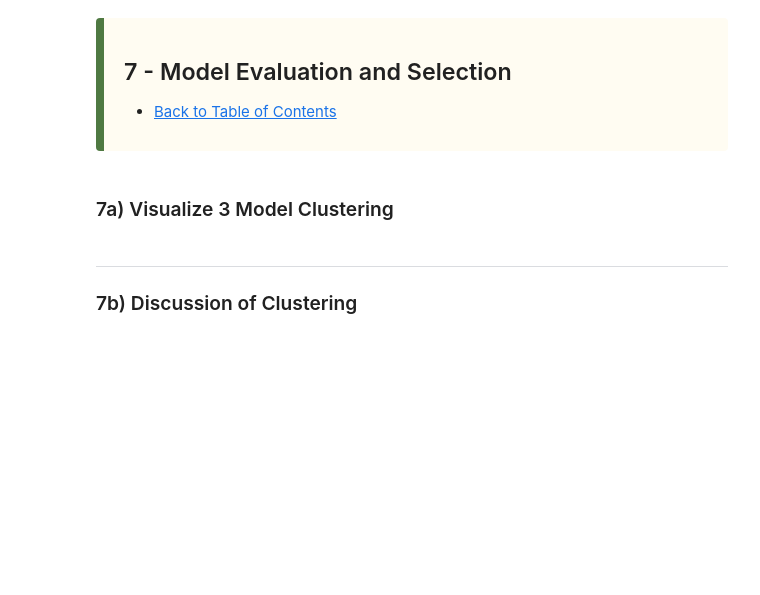
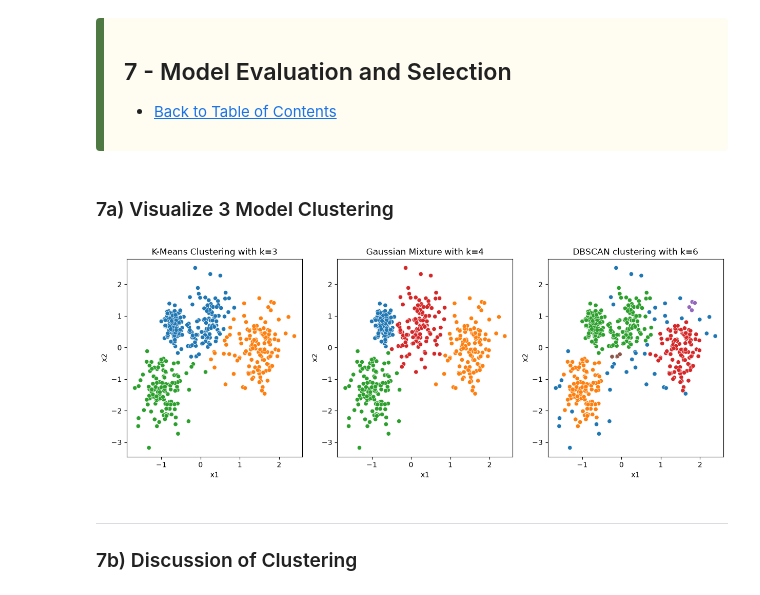
Before and after one commit to Jared-Wood135/DU-COMP4432-Machine-Learning, a Jupyter notebook: Assignments/5.ipynb, the cells around one changed output. Saved outputs shown, nothing was run; the diff lists cells and outputs as text; code cells hidden in the pictures; blank space fills up the shorter version.

```diff
--- a/Assignments/5.ipynb
+++ b/Assignments/5.ipynb
@@ -732,6 +732,28 @@ True
 </div>
 # %% [markdown]
 ### 7a) Visualize 3 Model Clustering
+# %%
+# Set up the 3 visualizations
+fig, ax = plt.subplots(nrows=1, ncols=3, figsize=(15,5))
+
+sns.scatterplot(data=df_scaled, x='x1', y='x2',
+                hue=kmeans_scaled_optimized.labels_,
+                palette='tab10', legend=False, ax=ax[0])
+ax[0].set_title(f'K-Means Clustering with k={len(set(kmeans_scaled_optimized.labels_))}')
+
+sns.scatterplot(data=df_scaled, x='x1', y='x2',
+                hue=gm_scaled_optimized.predict(df_scaled.values),
+                palette='tab10', legend=False, ax=ax[1])
+ax[1].set_title(f'Gaussian Mixture with k={len(set(gm_scaled_optimized.predict(df_scaled)))}')
+
+sns.scatterplot(data=df_scaled, x='x1', y='x2',
+                hue=dbscan_scaled_optimized.labels_,
+                palette='tab10', legend=False, ax=ax[2])
+ax[2].set_title(f'DBSCAN clustering with k={len(set(dbscan_scaled_optimized.labels_))}')
+
+plt.show()
+# %% [output]
+[figure, added]
 # %% [markdown]
 ---
 
```
Also changed, not shown: parts of 1 cell of this notebook.
